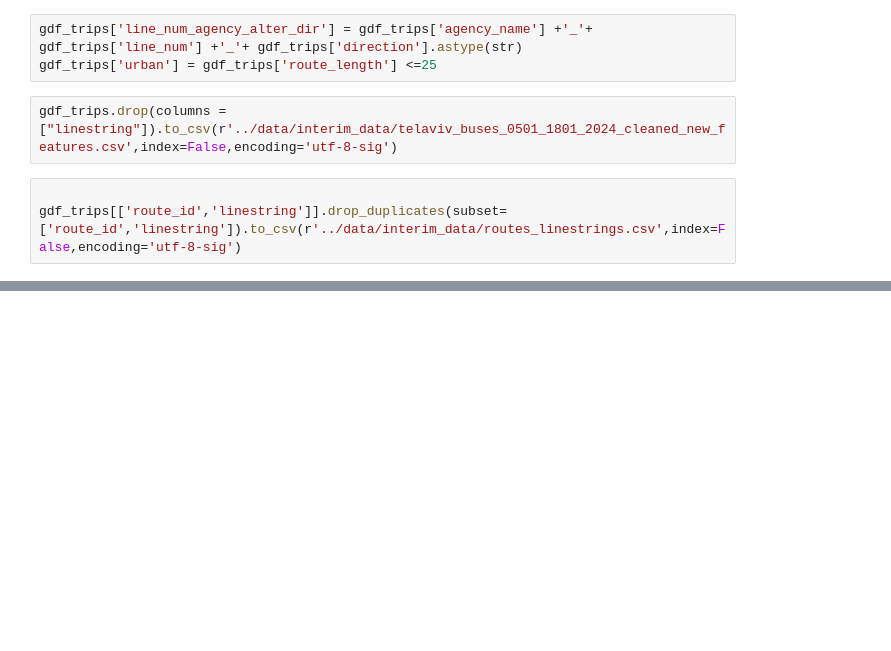
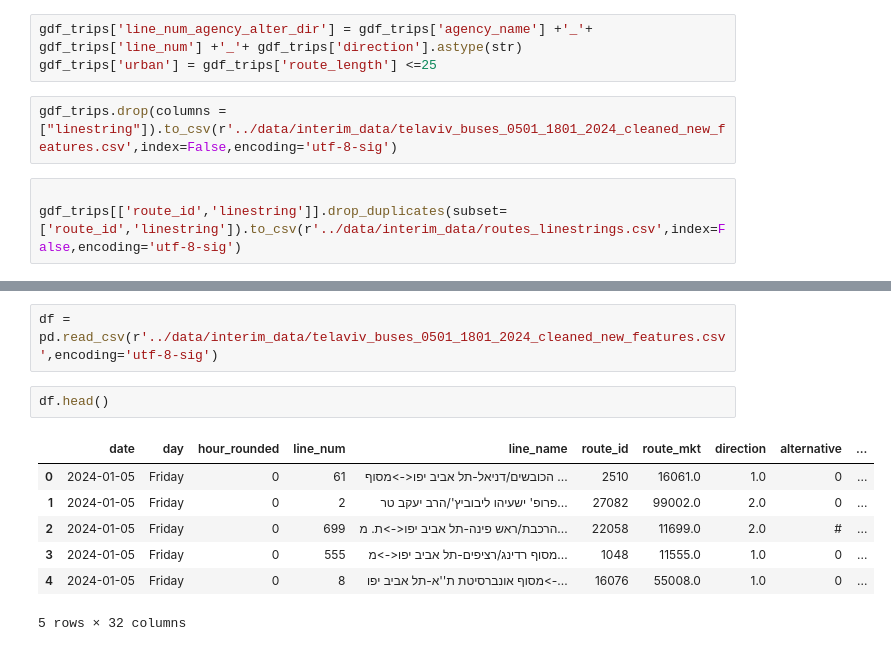
Before and after one commit to ofer-geo/public_transport_ML, a Jupyter notebook: notebooks/Feature Engineering.ipynb, the cells around one changed output, grey strips where cells are left out. Cells and saved outputs as stored; diff of their text form; blank space fills up the shorter version.

Commit message:
Validation data

```diff
--- a/notebooks/Feature Engineering.ipynb
+++ b/notebooks/Feature Engineering.ipynb
@@ -132,0 +150,12 @@ gdf_trips[['route_id','linestring']].drop_duplicates(subset=['route_id','linestr
+# %%
+df = pd.read_csv(r'../data/interim_data/telaviv_buses_0501_1801_2024_cleaned_new_features.csv',encoding='utf-8-sig')
+# %%
+df.head()
+# %% [output]
+|  | date | day | hour_rounded | line_num | line_name | route_id | route_mkt | direction | alternative | ... |
+| 0 | 2024-01-05 | Friday | 0 | 61 | הכובשים/דניאל-תל אביב יפו<->מסוף ... | 2510 | 16061.0 | 1.0 | 0 | ... |
+| 1 | 2024-01-05 | Friday | 0 | 2 | פרופ' ישעיהו ליבוביץ'/הרב יעקב טר... | 27082 | 99002.0 | 2.0 | 0 | ... |
+| 2 | 2024-01-05 | Friday | 0 | 699 | הרכבת/ראש פינה-תל אביב יפו<->ת. מ... | 22058 | 11699.0 | 2.0 | # | ... |
+| 3 | 2024-01-05 | Friday | 0 | 555 | מסוף רדינג/רציפים-תל אביב יפו<->מ... | 1048 | 11555.0 | 1.0 | 0 | ... |
+| 4 | 2024-01-05 | Friday | 0 | 8 | מסוף אונברסיטת ת''א-תל אביב יפו<-... | 16076 | 55008.0 | 1.0 | 0 | ... |
+5 rows × 32 columns
```
Also changed, not shown: parts of 10 cells of this notebook.
